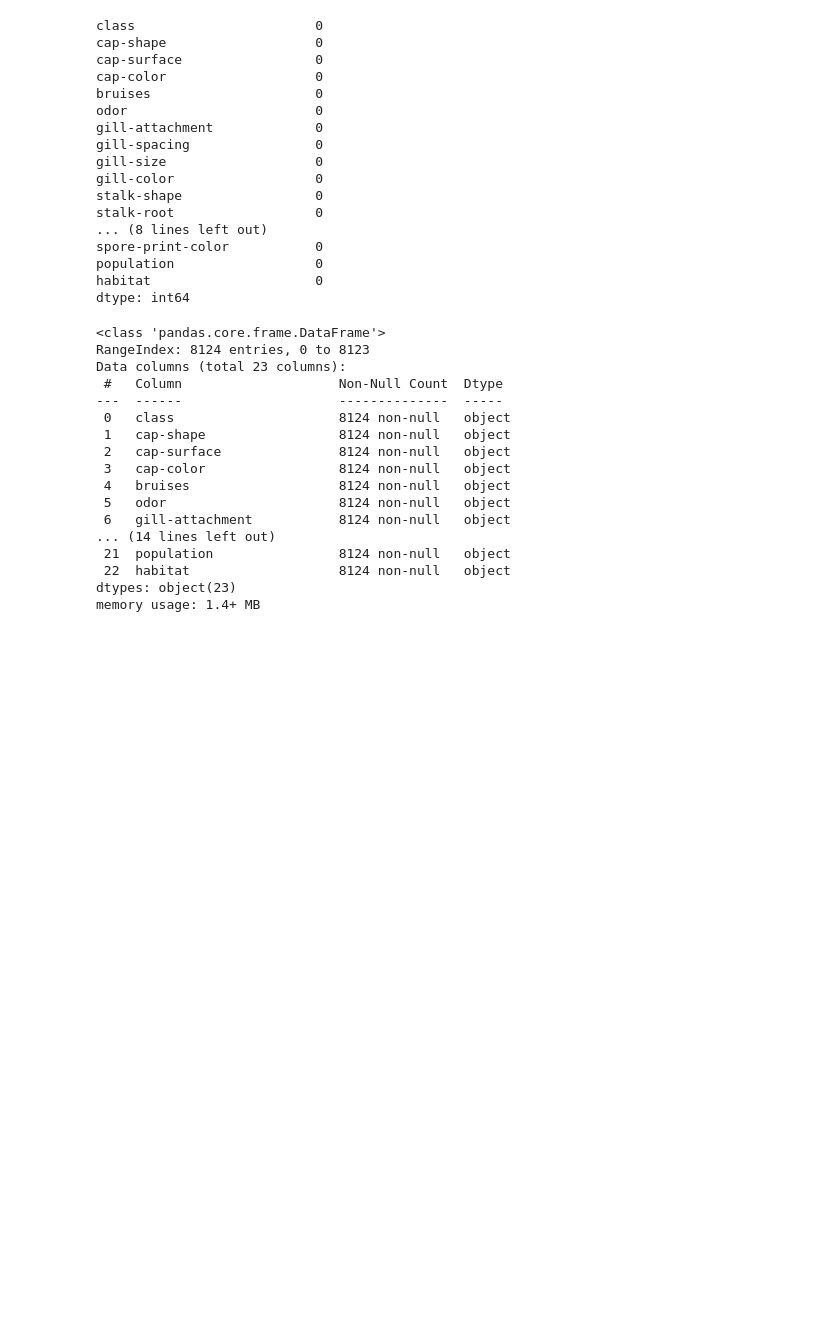
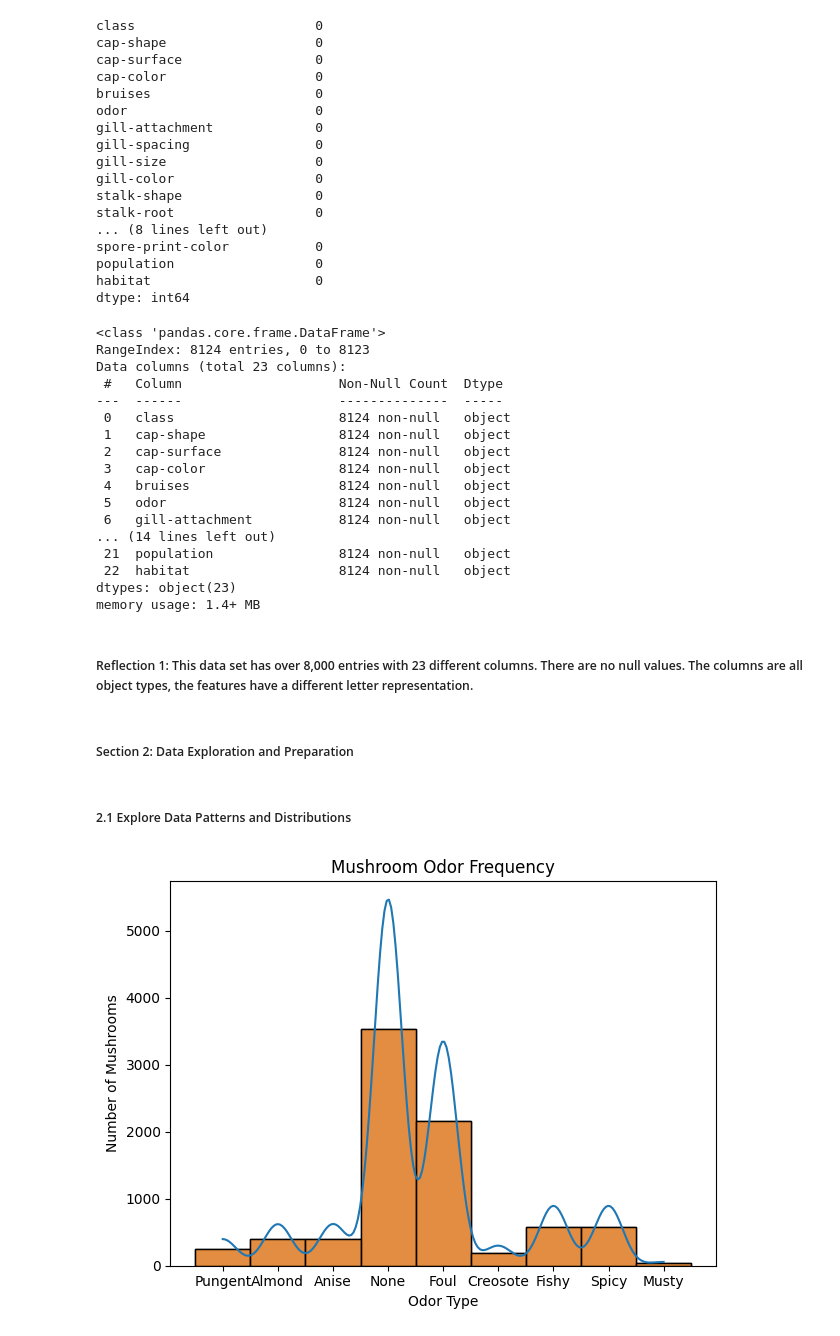
Before and after one commit to ceradrake/applied-ml-drake, a Jupyter notebook: midterm/MushroomClassification.ipynb, the cells around one changed output. Drawn from its saved outputs; the diff is of its cells as text; code cells hidden in the pictures; blank space fills up the shorter version.

Commit message:
Create histogram

```diff
--- a/midterm/MushroomClassification.ipynb
+++ b/midterm/MushroomClassification.ipynb
@@ -93,3 +93,25 @@ Data columns (total 23 columns):
  22  habitat                   8124 non-null   object
 dtypes: object(23)
 memory usage: 1.4+ MB
+# %% [markdown]
+##### Reflection 1: This data set has over 8,000 entries with 23 different columns. There are no null values. The columns are all object types, the features have a different letter representation.
+# %% [markdown]
+##### Section 2: Data Exploration and Preparation
+# %% [markdown]
+##### 2.1 Explore Data Patterns and Distributions
+# %%
+# Create Histogram
+sns.histplot(df['odor'], kde=True)
+plt.title('Mushroom Odor Frequency')
+plt.xlabel('Odor Type')
+plt.ylabel('Number of Mushrooms')
+odor_labels = {
+    'a': 'Almond', 'l': 'Anise', 'c': 'Creosote', 'y': 'Fishy',
+    'f': 'Foul', 'm': 'Musty', 'n': 'None', 'p': 'Pungent', 's': 'Spicy'
+}
+
+sns.histplot(df['odor'], kde=False)
+plt.tight_layout()
+plt.show()
+# %% [output]
+[figure, added]
```
